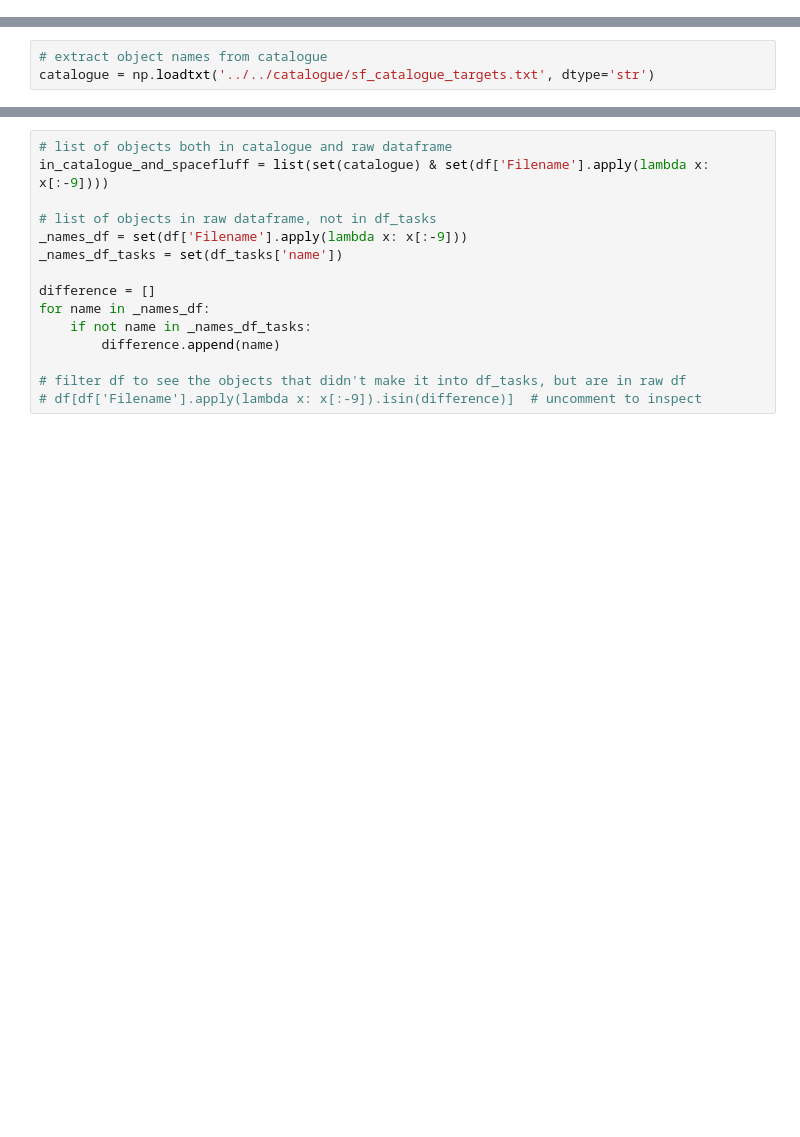
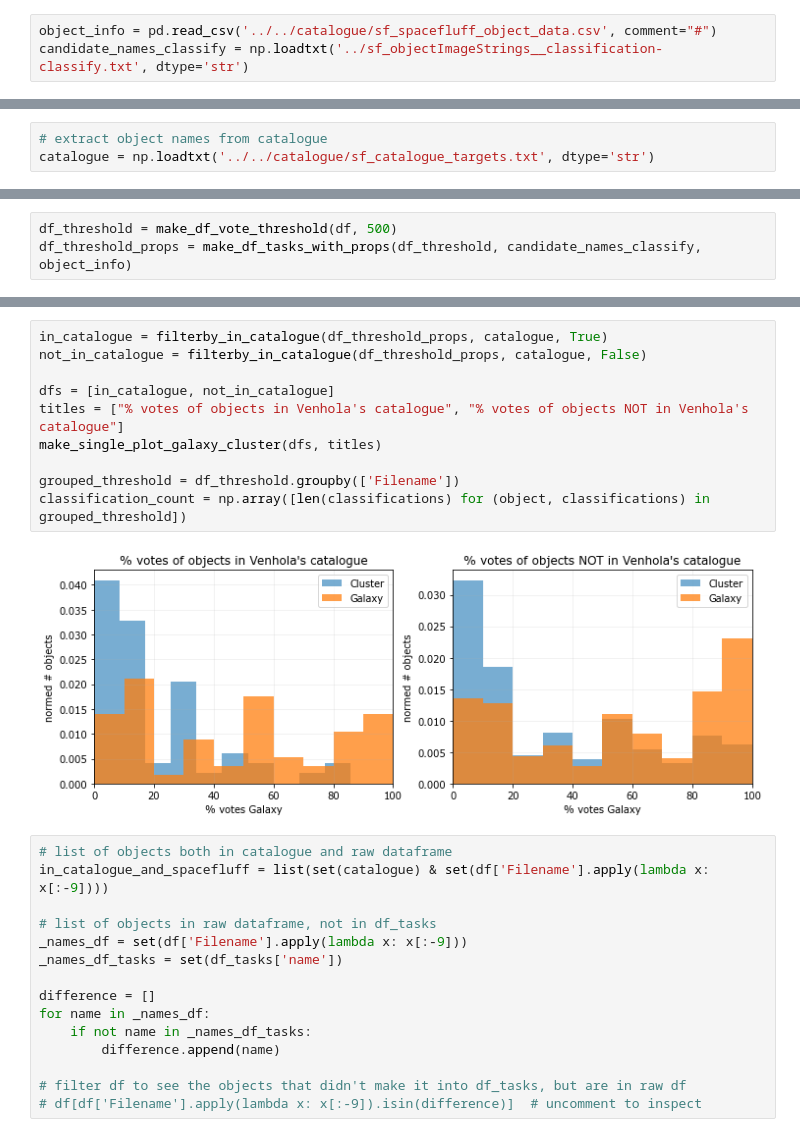
Before and after one commit to Seerden/SpaceFluff, a Jupyter notebook: analysis/classify workflow/sf_classify.ipynb, the cells around one changed output, grey strips where cells are left out. Drawn from its saved outputs; the diff is of its cells as text; blank space fills up the shorter version.

```diff
--- a/analysis/classify workflow/sf_classify.ipynb
+++ b/analysis/classify workflow/sf_classify.ipynb
@@ -33,6 +40,9 @@ rc('font', **font)
 # %%
 df = pd.read_csv('./df.csv', delimiter=',')
 df_tasks_with_props = pd.read_csv('./tasks_with_props.csv')
+# %%
+object_info = pd.read_csv('../../catalogue/sf_spacefluff_object_data.csv', comment="#")
+candidate_names_classify = np.loadtxt('../sf_objectImageStrings__classification-classify.txt', dtype='str')
 # %% [markdown]
 ## Goal of this notebook:
 
@@ -397,0 +423,3 @@ plot_galaxy_and_cluster_votes(not_in_catalogue,"% votes of objects NOT in Aku's
+# %%
+df_threshold = make_df_vote_threshold(df, 500)
+df_threshold_props = make_df_tasks_with_props(df_threshold, candidate_names_classify, object_info)
@@ -398,3 +438,15 @@ plot_galaxy_and_cluster_votes(not_in_catalogue,"% votes of objects NOT in Aku's
+# %%
+in_catalogue = filterby_in_catalogue(df_threshold_props, catalogue, True)
+not_in_catalogue = filterby_in_catalogue(df_threshold_props, catalogue, False)
+
+dfs = [in_catalogue, not_in_catalogue]
+titles = ["% votes of objects in Venhola's catalogue", "% votes of objects NOT in Venhola's catalogue"]
+make_single_plot_galaxy_cluster(dfs, titles)
+
+grouped_threshold = df_threshold.groupby(['Filename'])
+classification_count = np.array([len(classifications) for (object, classifications) in grouped_threshold])
+# %% [output]
+[figure, added]
 # %%
 # list of objects both in catalogue and raw dataframe
 in_catalogue_and_spacefluff = list(set(catalogue) & set(df['Filename'].apply(lambda x: x[:-9])))
```
Also changed, not shown: parts of 9 cells of this notebook.
